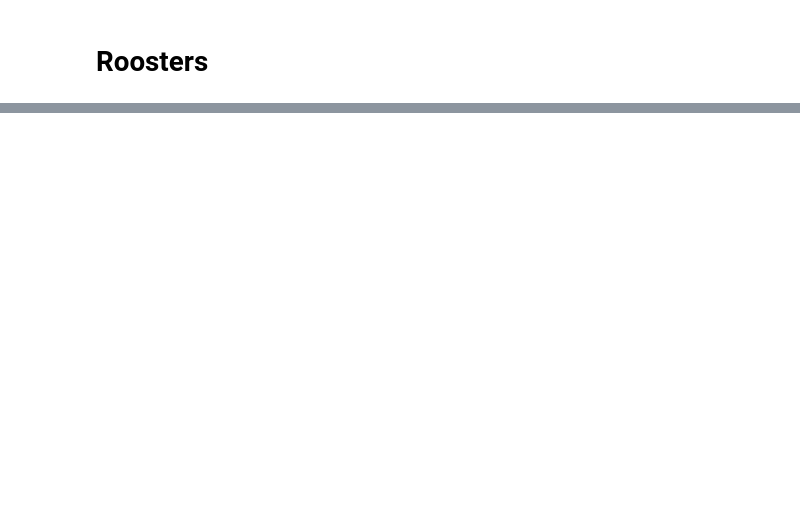
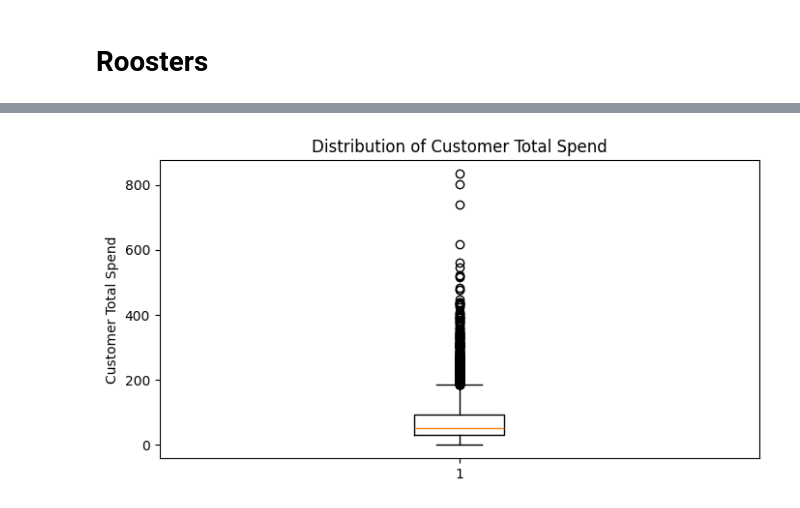
Before and after one commit to JJJJ217/Rooster, a Jupyter notebook: notebooks/1. Data preparation.ipynb, the cells around one changed output, grey strips where cells are left out. Saved outputs shown, nothing was run; the diff lists cells and outputs as text; code cells hidden in the pictures; blank space fills up the shorter version.

```diff
--- a/notebooks/1. Data preparation.ipynb
+++ b/notebooks/1. Data preparation.ipynb
@@ -41,0 +229,12 @@ df.head()
+# %%
+# Remove exact duplicate records
+customers = customers.drop_duplicates().copy()
+orders = orders.drop_duplicates().copy()
+orderlines = orderlines.drop_duplicates().copy()
+products = products.drop_duplicates().copy()
+
+# Reset indexes
+customers.reset_index(drop=True, inplace=True)
+orders.reset_index(drop=True, inplace=True)
+orderlines.reset_index(drop=True, inplace=True)
+products.reset_index(drop=True, inplace=True)
@@ -41,0 +344,15 @@ df.head()
+# %%
+# Missing coupon codes indicate that no coupon was used
+customers['first_order_coupon_code'] = (
+    customers['first_order_coupon_code']
+    .fillna('No Coupon')
+)
+
+orders['coupon_code'] = (
+    orders['coupon_code']
+    .fillna('No Coupon')
+)
+
+# Missing customer/order descriptors are retained as an explicit category
+for col in ['gender_billing', 'gender_shipping', 'payment_method_title', 'shipping_method_title']:
+    orders[col] = orders[col].fillna('Unknown')
@@ -41,0 +759,13 @@ df.head()
+# %%
+plt.figure(figsize=(8, 4))
+
+plt.boxplot(
+    customers['customer_total_spent']
+)
+
+plt.ylabel('Customer Total Spend')
+plt.title('Distribution of Customer Total Spend')
+
+plt.show()
+# %% [output]
+[figure, added]
```
Also changed, not shown: parts of 69 cells of this notebook, 2 other files.
